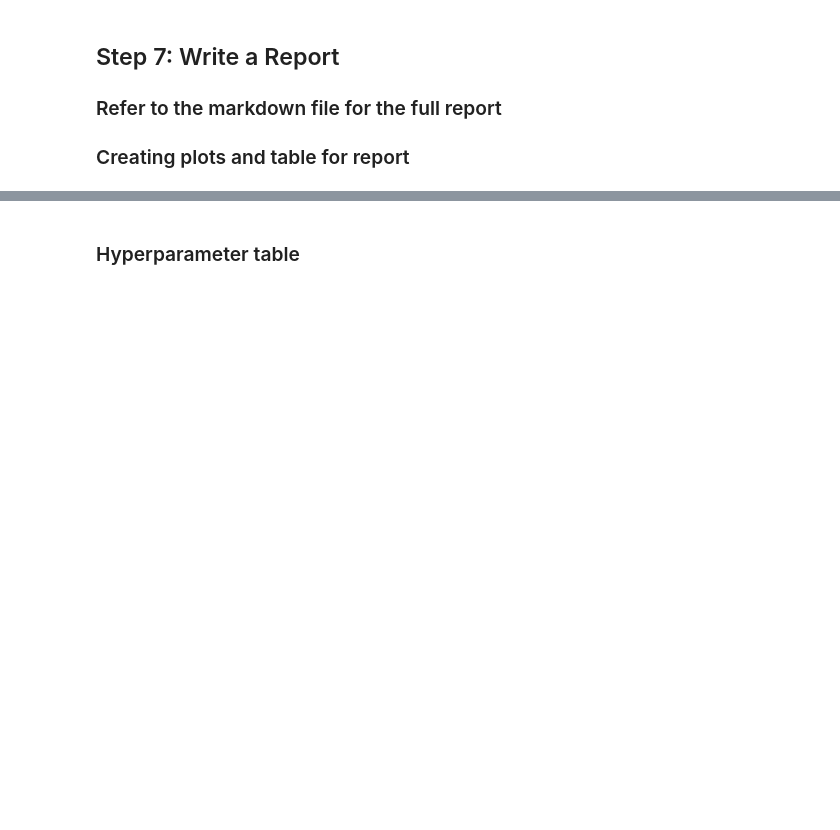
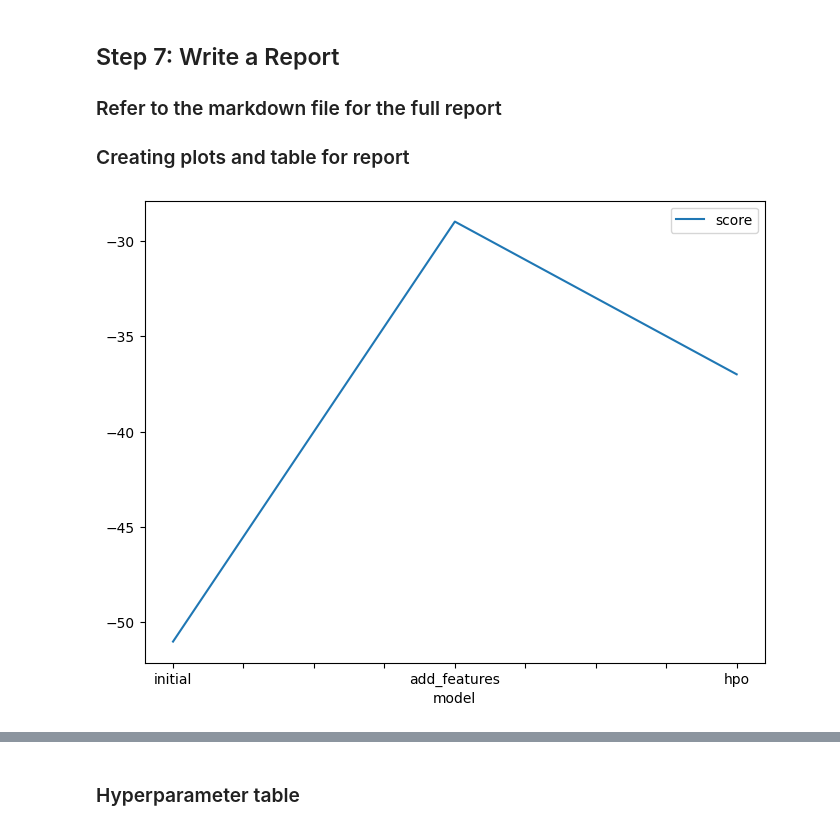
Before and after one commit to vaishnavivinod/cd0385-project-starter, a Jupyter notebook: project/project-template.ipynb, the cells around one changed output, grey strips where cells are left out. Drawn from its saved outputs; the diff is of its cells as text; code cells hidden in the pictures; blank space fills up the shorter version.

```diff
--- a/project/project-template.ipynb
+++ b/project/project-template.ipynb
@@ -517,13 +624,15 @@ submission.csv               2024-05-12 00:13:19  first raw submission
 # %%
 # Taking the top model score from each training run and creating a line plot to show improvement
 # You can create these in the notebook and save them to PNG or use some other tool (e.g. google sheets, excel)
 fig = pd.DataFrame(
     {
         "model": ["initial", "add_features", "hpo"],
-        "score": [?, ?, ?]
+        "score": [-51, -29, -37]
     }
 ).plot(x="model", y="score", figsize=(8, 6)).get_figure()
 fig.savefig('model_train_score.png')
+# %% [output]
+[figure, added]
 # %%
 # Take the 3 kaggle scores and creating a line plot to show improvement
 fig = pd.DataFrame(
```
Also changed, not shown: parts of 10 cells of this notebook, 9 other files.
